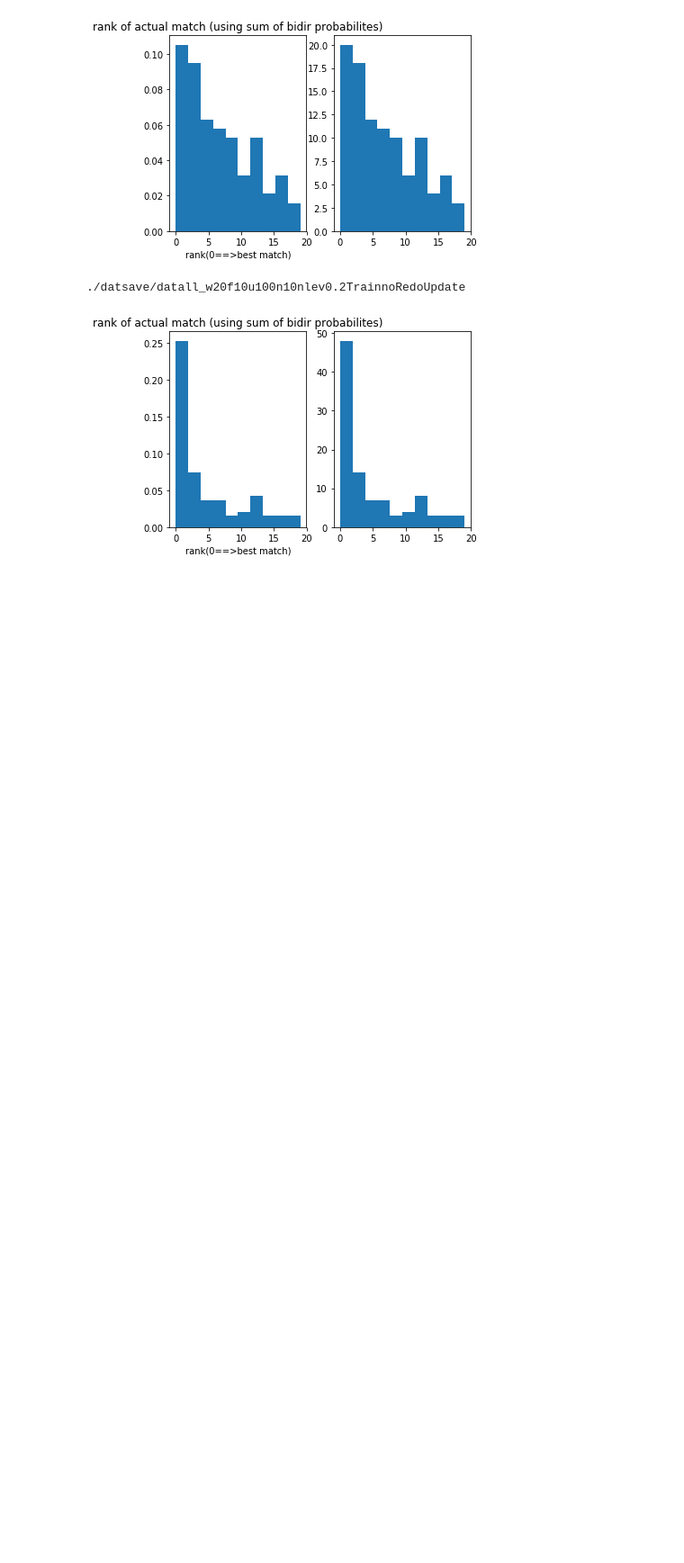
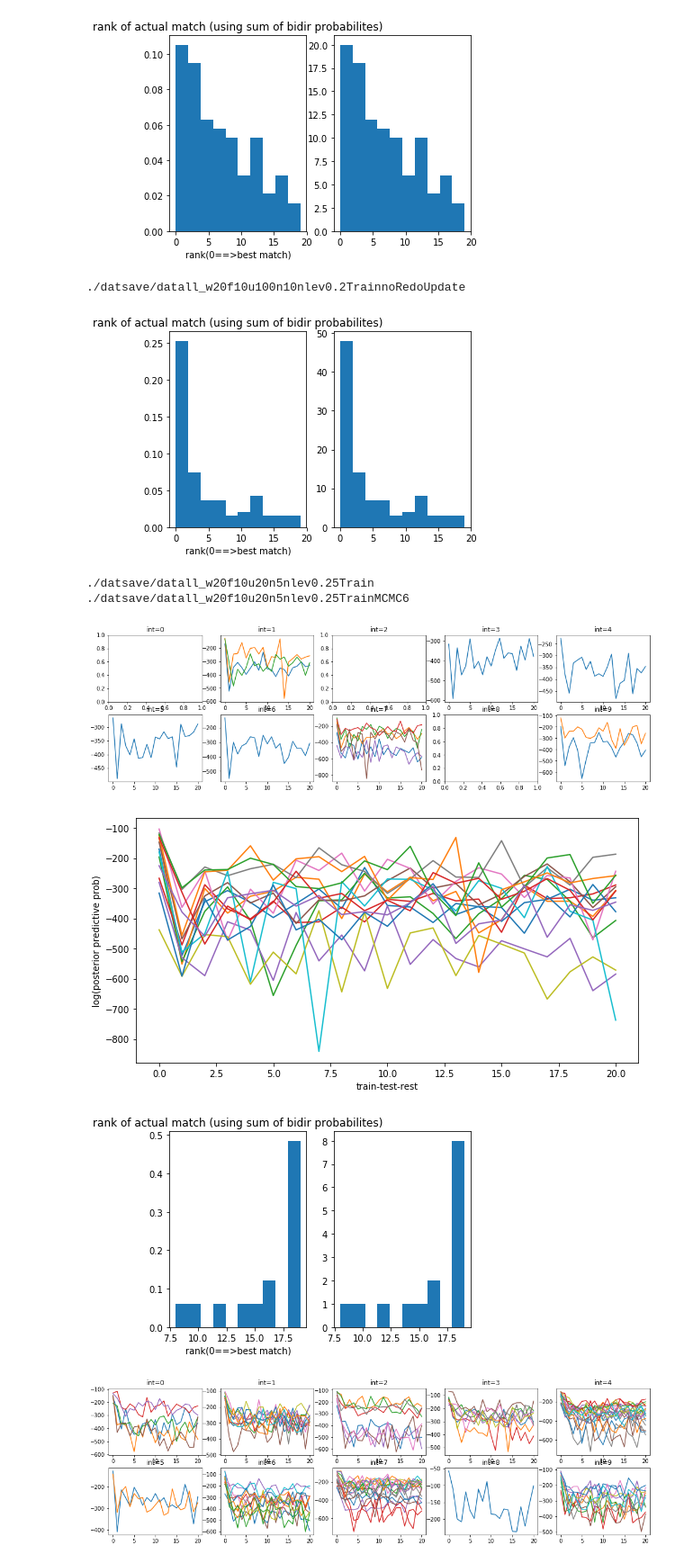
Before and after one commit to lucast4/msw_for_lucas_2, a Jupyter notebook: classify_lake_plots.ipynb, the cells around one changed output. Shown at 90% size. Cells and saved outputs as stored; diff of their text form; code cells hidden in the pictures; blank space fills up the shorter version.

```diff
--- a/classify_lake_plots.ipynb
+++ b/classify_lake_plots.ipynb
@@ -93,7 +94,8 @@ Loaded model.p
 import pickle
 
 
-def plotResult(w, f, u, n=None, nlev=None, t=None, RedoUpdate=True, plotSimple=False):
+def plotResult(w, f, u, n=None, nlev=None, t=None, RedoUpdate=True,
+               plotSimple=False, MCMC=None):
     # n=10 (for 10 noise renditions)
     # t = 'Test' or 'Train'
 
@@ -114,6 +116,10 @@ def plotResult(w, f, u, n=None, nlev=None, t=None, RedoUpdate=True, plotSimple=F
 
     if not RedoUpdate:
         fname = fname + 'noRedoUpdate'
+
+    if MCMC is not None:
+        tmp = 'MCMC%s' %MCMC
+        fname = fname + tmp
 
     print(fname)
 
@@ -139,7 +145,10 @@ def plotResult(w, f, u, n=None, nlev=None, t=None, RedoUpdate=True, plotSimple=F
             trialsthis = [ii for ii in range(len(idx_all)) if M.testlabels[idx_all[ii][0]]==nn] # trials with nn as trainsamp
 
             for tt in trialsthis:
-                plt.plot(scores_all[tt].detach().numpy(), '-')
+                try:
+                    plt.plot(scores_all[tt].detach().numpy(), '-')
+                except:
+                    plt.plot(scores_all[tt], '-')
 
 
 
@@ -147,7 +156,10 @@ def plotResult(w, f, u, n=None, nlev=None, t=None, RedoUpdate=True, plotSimple=F
         # ===== PLOT - combine across integers
         plt.figure(figsize=(10, 5))
         for ss in scores_all:
-            plt.plot(ss.detach().numpy(), '-')
+            try:
+                plt.plot(ss.detach().numpy(), '-')
+            except:
+                plt.plot(ss, '-')
         plt.xlabel('train-test-rest')
         plt.ylabel('log(posterior predictive prob)')
 
@@ -215,3 +239,16 @@ plotResult(w=20, f=10, u=100, n=10, nlev=0.2, t='Train', RedoUpdate=False, plotS
 # %% [output]
 ./datsave/datall_w20f10u100n10nlev0.2TrainnoRedoUpdate
 [figure]
+# %%
+# ==== EFFECT OF MCMC? FLIPPING STROKES ON AND OFF
+plotResult(w=20, f=10, u=20, n=5, nlev=0.25, t='Train',
+           RedoUpdate=True, MCMC=None, plotSimple=False)
+plotResult(w=20, f=10, u=20, n=5, nlev=0.25, t='Train',
+           RedoUpdate=True, MCMC=6, plotSimple=False)
+# %% [output]
+./datsave/datall_w20f10u20n5nlev0.25Train
+./datsave/datall_w20f10u20n5nlev0.25TrainMCMC6
+[figure, added]
+[figure, added]
+[figure, added]
+[figure, added]
```
Also changed, not shown: parts of 4 cells of this notebook, 3 other files.
